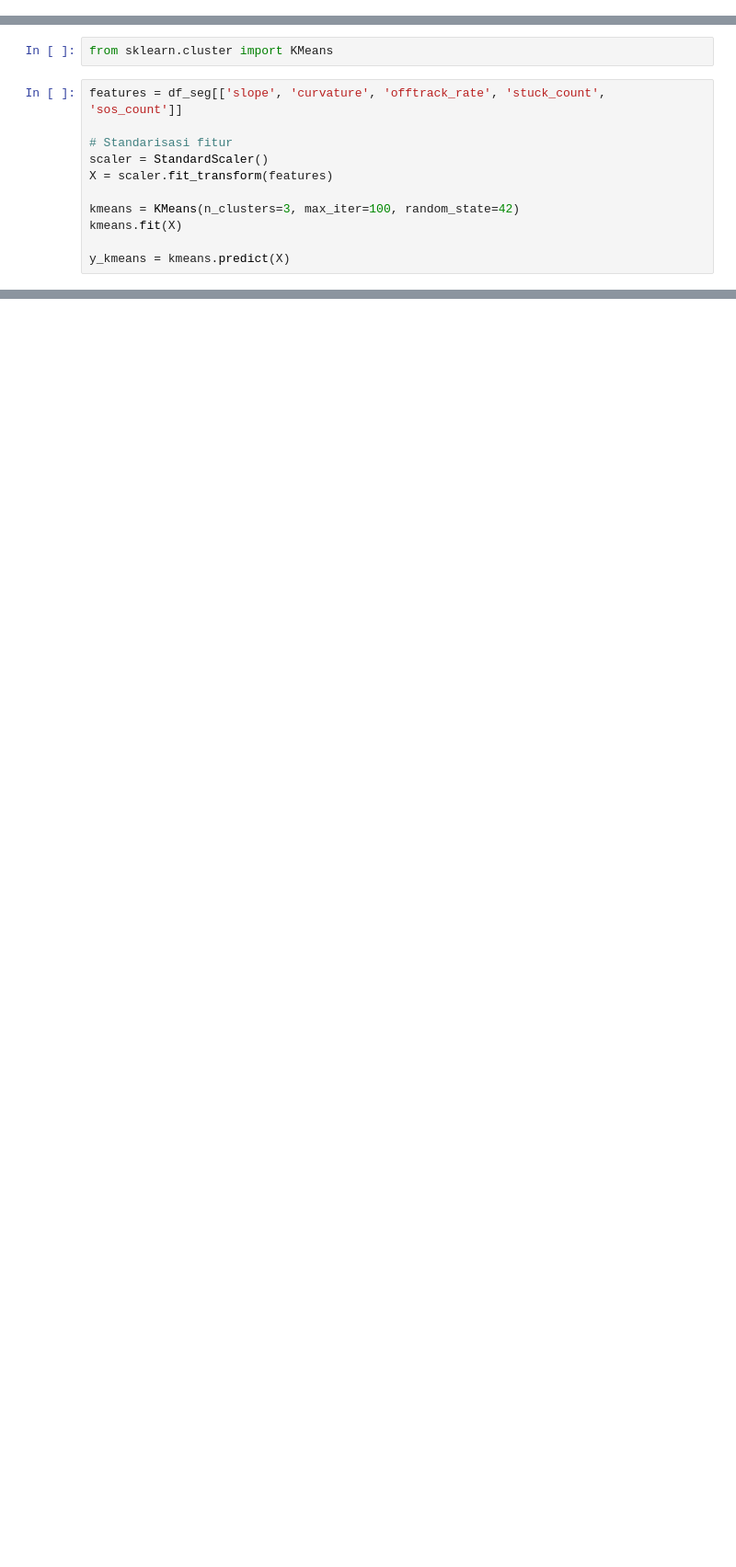
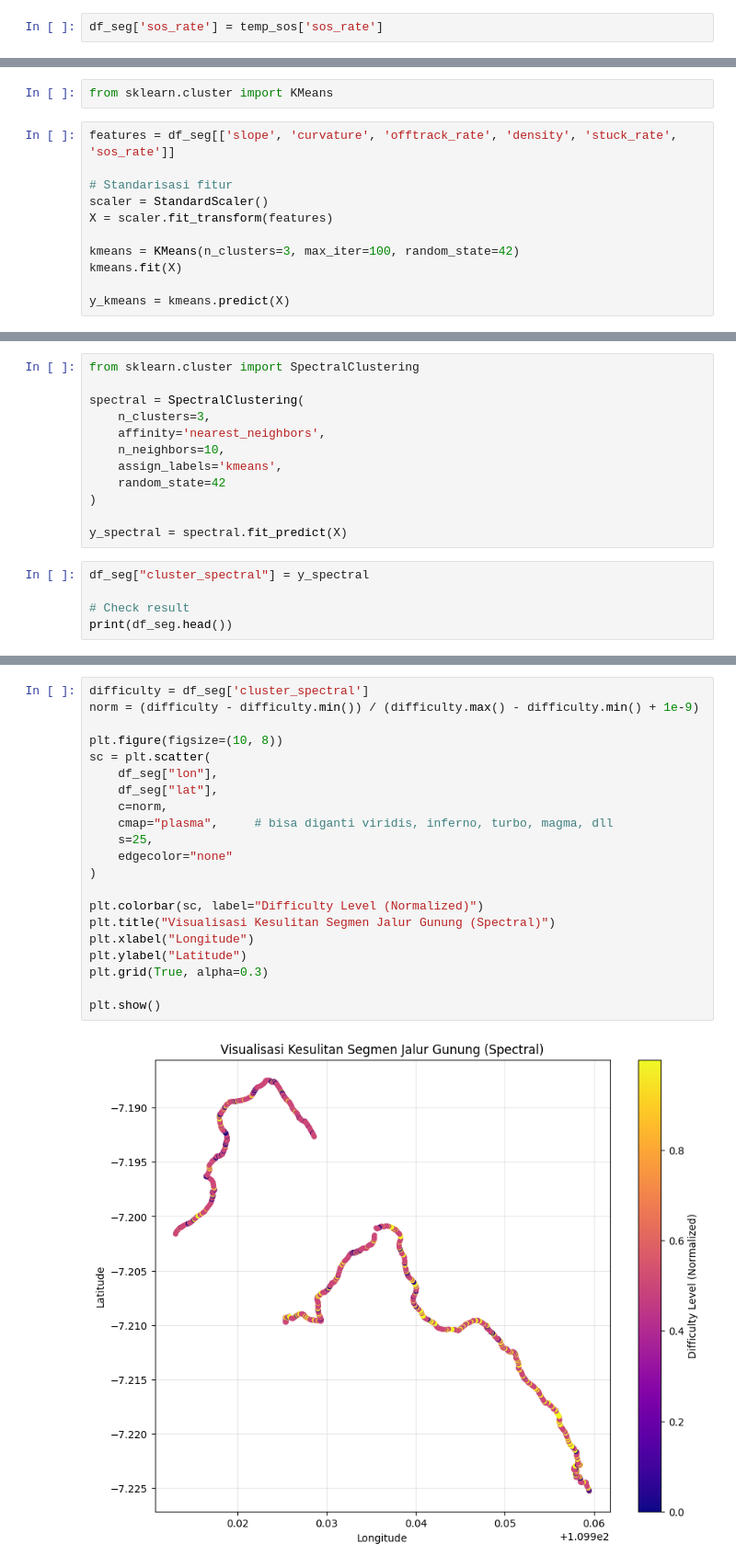
Before and after one commit to mslee404/PrauMountainTrail, a Jupyter notebook: Kartika.ipynb, the cells around one changed output, grey strips where cells are left out. Shown at 92% size. Drawn from its saved outputs; the diff is of its cells as text; blank space fills up the shorter version.

```diff
--- a/Kartika.ipynb
+++ b/Kartika.ipynb
@@ -234,0 +235,2 @@ df_seg
+# %%
+df_seg['sos_rate'] = temp_sos['sos_rate']
@@ -235,7 +273,7 @@ df_seg
 # %%
 from sklearn.cluster import KMeans
 # %%
-features = df_seg[['slope', 'curvature', 'offtrack_rate', 'stuck_count', 'sos_count']]
+features = df_seg[['slope', 'curvature', 'offtrack_rate', 'density', 'stuck_rate', 'sos_rate']]
 
 # Standarisasi fitur
 scaler = StandardScaler()
@@ -310 +355,18 @@ cluster
 2                18
+# %%
+from sklearn.cluster import SpectralClustering
+
+spectral = SpectralClustering(
+    n_clusters=3,
+    affinity='nearest_neighbors',
+    n_neighbors=10,
+    assign_labels='kmeans',
+    random_state=42
+)
+
+y_spectral = spectral.fit_predict(X)
+# %%
+df_seg["cluster_spectral"] = y_spectral
+
+# Check result
+print(df_seg.head())
@@ -310,0 +387,23 @@ cluster
+# %%
+difficulty = df_seg['cluster_spectral']
+norm = (difficulty - difficulty.min()) / (difficulty.max() - difficulty.min() + 1e-9)
+
+plt.figure(figsize=(10, 8))
+sc = plt.scatter(
+    df_seg["lon"],
+    df_seg["lat"],
+    c=norm,
+    cmap="plasma",     # bisa diganti viridis, inferno, turbo, magma, dll
+    s=25,
+    edgecolor="none"
+)
+
+plt.colorbar(sc, label="Difficulty Level (Normalized)")
+plt.title("Visualisasi Kesulitan Segmen Jalur Gunung (Spectral)")
+plt.xlabel("Longitude")
+plt.ylabel("Latitude")
+plt.grid(True, alpha=0.3)
+
+plt.show()
+# %% [output]
+[figure, added]
```
Also changed, not shown: parts of 17 cells of this notebook.
